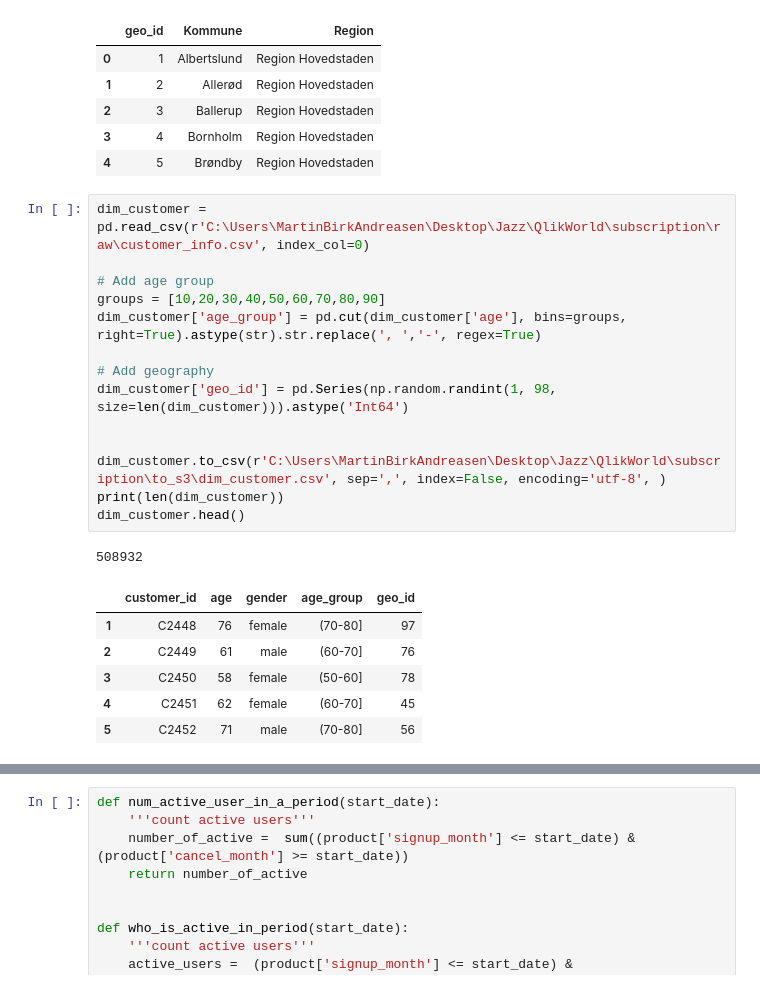
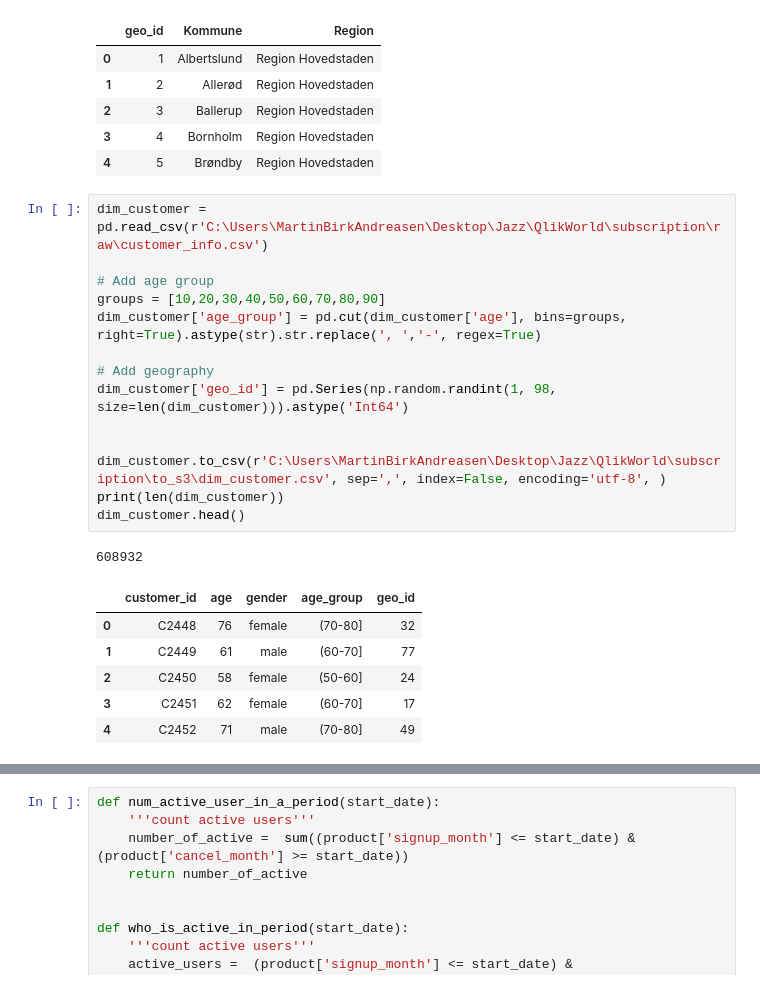
Before and after one commit to MartinBA741/QlikWorld, a Jupyter notebook: manipulate.ipynb, the cells around one changed output, grey strips where cells are left out. Cells and saved outputs as stored; diff of their text form.

```diff
--- a/manipulate.ipynb
+++ b/manipulate.ipynb
@@ -41,25 +41,25 @@ dim_geo.head()
 | 3 | 4 | Bornholm | Region Hovedstaden |
 | 4 | 5 | Brøndby | Region Hovedstaden |
 # %%
-dim_customer = pd.read_csv(r'C:\Users\MartinBirkAndreasen\Desktop\Jazz\QlikWorld\subscription\raw\customer_info.csv', index_col=0)
+dim_customer = pd.read_csv(r'C:\Users\MartinBirkAndreasen\Desktop\Jazz\QlikWorld\subscription\raw\customer_info.csv')
 
 # Add age group
 groups = [10,20,30,40,50,60,70,80,90]
 dim_customer['age_group'] = pd.cut(dim_customer['age'], bins=groups, right=True).astype(str).str.replace(', ','-', regex=True)
 
 # Add geography
 dim_customer['geo_id'] = pd.Series(np.random.randint(1, 98, size=len(dim_customer))).astype('Int64')
 
 
 dim_customer.to_csv(r'C:\Users\MartinBirkAndreasen\Desktop\Jazz\QlikWorld\subscription\to_s3\dim_customer.csv', sep=',', index=False, encoding='utf-8', )
 print(len(dim_customer))
 dim_customer.head()
 # %% [output]
-508932
+608932
 |  | customer_id | age | gender | age_group | geo_id |
-| 1 | C2448 | 76 | female | (70-80] | 97 |
-| 2 | C2449 | 61 | male | (60-70] | 76 |
-| 3 | C2450 | 58 | female | (50-60] | 78 |
-| 4 | C2451 | 62 | female | (60-70] | 45 |
-| 5 | C2452 | 71 | male | (70-80] | 56 |
+| 0 | C2448 | 76 | female | (70-80] | 32 |
+| 1 | C2449 | 61 | male | (60-70] | 77 |
+| 2 | C2450 | 58 | female | (50-60] | 24 |
+| 3 | C2451 | 62 | female | (60-70] | 17 |
+| 4 | C2452 | 71 | male | (70-80] | 49 |
 # %%
```
Also changed, not shown: parts of 13 cells of this notebook, 1 other file.
